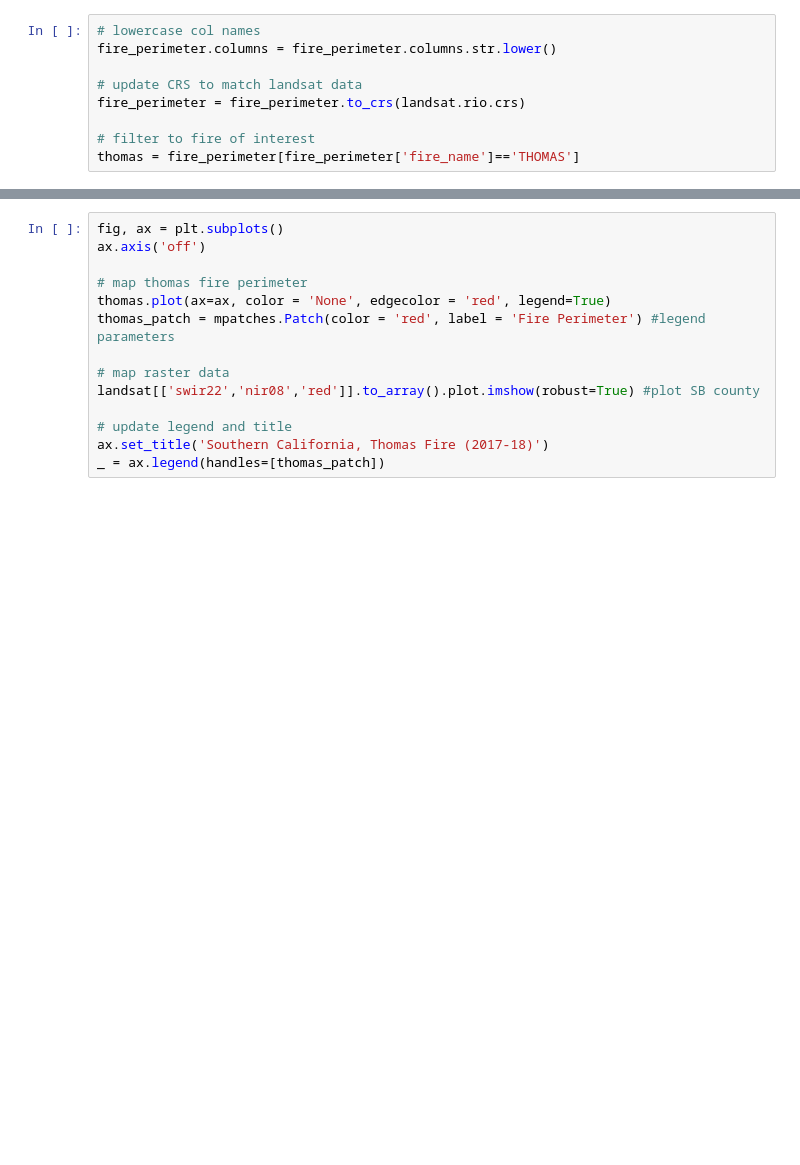
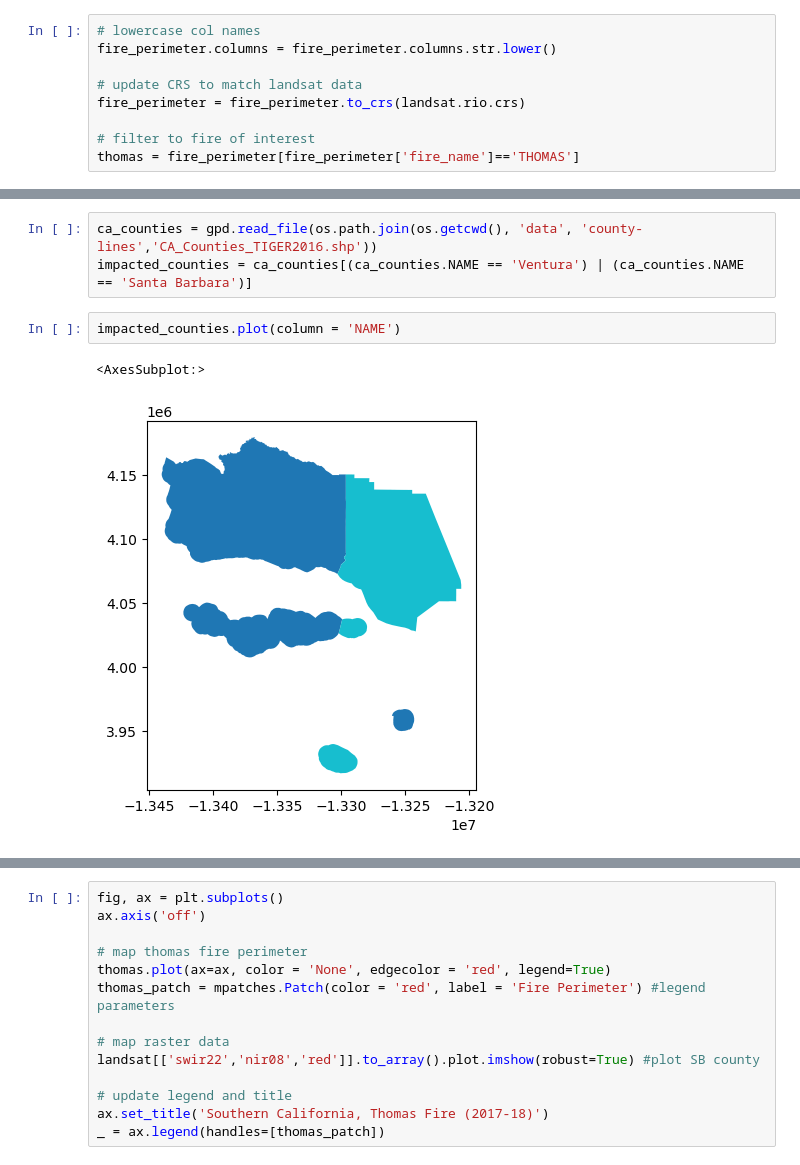
Before and after one commit to bbarajas429/eds220-lesson10-geopandas, a Jupyter notebook: final-nb.ipynb, the cells around one changed output, grey strips where cells are left out. Drawn from its saved outputs; the diff is of its cells as text; blank space fills up the shorter version.

Commit message:
Added county shapefile

```diff
--- a/final-nb.ipynb
+++ b/final-nb.ipynb
@@ -80,0 +83,8 @@ The cleaned and filtered data can be used to produce an aerial map showing the e
+# %%
+ca_counties = gpd.read_file(os.path.join(os.getcwd(), 'data', 'county-lines','CA_Counties_TIGER2016.shp'))
+impacted_counties = ca_counties[(ca_counties.NAME == 'Ventura') | (ca_counties.NAME == 'Santa Barbara')]
+# %%
+impacted_counties.plot(column = 'NAME')
+# %% [output]
+<AxesSubplot:>
+[figure, added]
```
Also changed, not shown: parts of 5 cells of this notebook.
